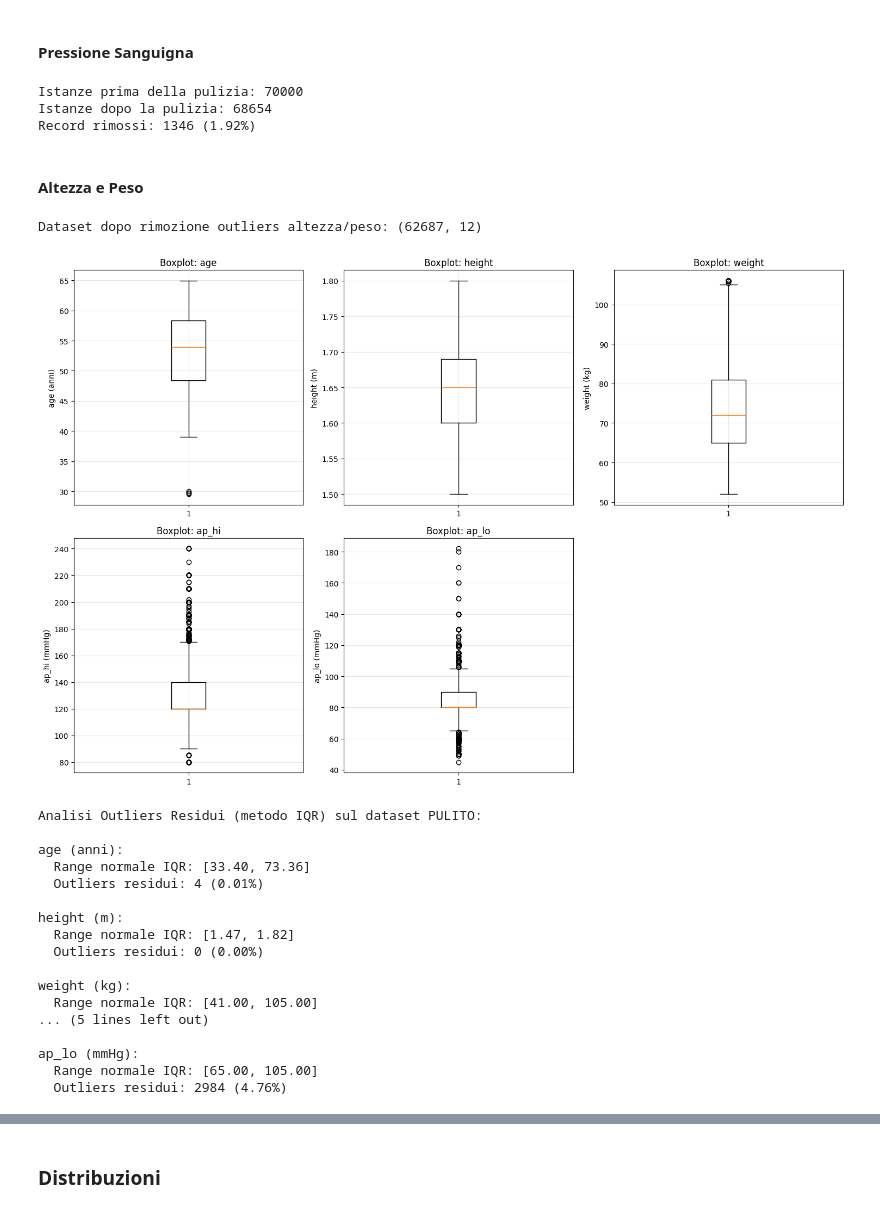
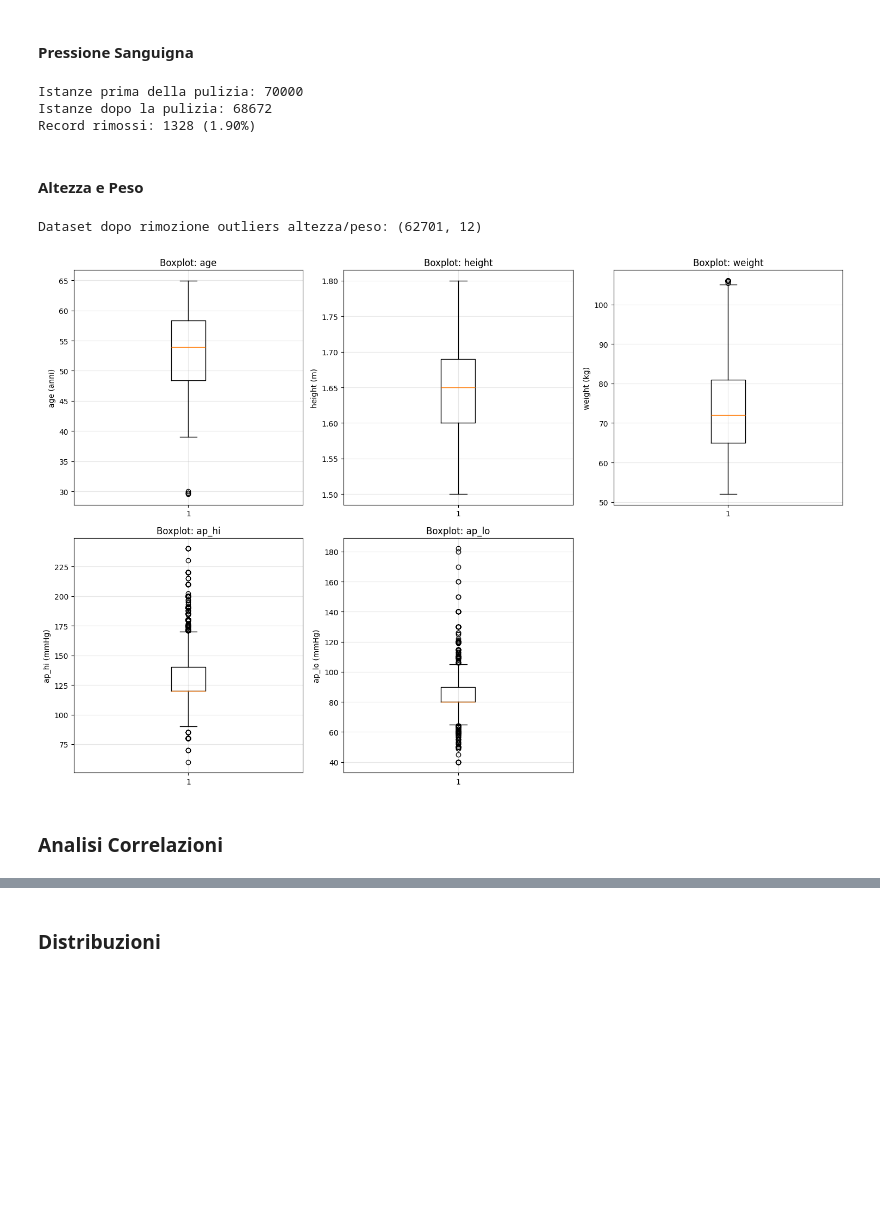
Before and after one commit to mbroglio/ML_25_26, a Jupyter notebook: ML_Project.ipynb, the cells around one changed output, grey strips where cells are left out. Drawn from its saved outputs; the diff is of its cells as text; code cells hidden in the pictures; blank space fills up the shorter version.

```diff
--- a/ML_Project.ipynb
+++ b/ML_Project.ipynb
@@ -224,9 +191,9 @@ print(f"Istanze prima della pulizia: {len(df)}")
 
 # Limiti fisiologici realistici per la pressione sanguigna
 df_clean = df[
-    (df["ap_hi"] > 70)
+    (df["ap_hi"] > 50)
     & (df["ap_hi"] <= 250)
-    & (df["ap_lo"] > 40)
+    & (df["ap_lo"] > 30)
     & (df["ap_lo"] <= 200)
     & (df["ap_hi"] > df["ap_lo"])
 ].copy()
@@ -240,8 +207,8 @@ print(
 df = df_clean.copy()
 # %% [output]
 Istanze prima della pulizia: 70000
-Istanze dopo la pulizia: 68654
-Record rimossi: 1346 (1.92%)
+Istanze dopo la pulizia: 68672
+Record rimossi: 1328 (1.90%)
 # %% [markdown]
 #### Altezza e Peso
 # %%
@@ -257,62 +224,27 @@ df = df[(df["weight"] >= weight_lower) & (df["weight"] <= weight_upper)]
 
 print(f"Dataset dopo rimozione outliers altezza/peso: {df.shape}")
 # %% [output]
-Dataset dopo rimozione outliers altezza/peso: (62687, 12)
+Dataset dopo rimozione outliers altezza/peso: (62701, 12)
 # %%
 # Visualizza distribuzione delle features numeriche dopo la rimozione degli outliers
 units = {"age": "anni", "height": "m", "weight": "kg", "ap_hi": "mmHg", "ap_lo": "mmHg"}
 
 fig, axes = plt.subplots(2, 3, figsize=(15, 10))
 axes = axes.flatten()
 
 for idx, col in enumerate(numeric_features):
     axes[idx].boxplot(df[col].dropna())
     axes[idx].set_title(f"Boxplot: {col}")
     axes[idx].set_ylabel(f"{col} ({units[col]})")
     axes[idx].grid(True, alpha=0.3)
 
 # Rimuovi l'ultimo subplot vuoto
 fig.delaxes(axes[5])
 
 plt.tight_layout()
 plt.savefig("images/outliers_boxplots_cleaned.svg", format="svg", bbox_inches="tight")
 plt.show()
-
-# Calcola statistiche outliers residui usando il metodo IQR
-print("\nAnalisi Outliers Residui (metodo IQR) sul dataset PULITO:\n")
-for col in numeric_features:
-    # Usa i valori convertiti per age
-    data = df[col] if col == "age" else df[col]
-
-    Q1 = data.quantile(0.25)
-    Q3 = data.quantile(0.75)
-    IQR = Q3 - Q1
-    lower_bound = Q1 - 1.5 * IQR
-    upper_bound = Q3 + 1.5 * IQR
-
-    outliers = data[(data < lower_bound) | (data > upper_bound)]
-    outlier_percentage = (len(outliers) / len(df)) * 100
-
-    print(f"{col} ({units[col]}):")
-    print(f"  Range normale IQR: [{lower_bound:.2f}, {upper_bound:.2f}]")
-    print(f"  Outliers residui: {len(outliers)} ({outlier_percentage:.2f}%)")
-    print()
 # %% [output]
-[figure, old version]
+[figure, new version]
-Analisi Outliers Residui (metodo IQR) sul dataset PULITO:
-
-age (anni):
-  Range normale IQR: [33.40, 73.36]
-  Outliers residui: 4 (0.01%)
-
-height (m):
-  Range normale IQR: [1.47, 1.82]
-  Outliers residui: 0 (0.00%)
-
-weight (kg):
-  Range normale IQR: [41.00, 105.00]
-... (5 lines left out)
-
-ap_lo (mmHg):
-  Range normale IQR: [65.00, 105.00]
-  Outliers residui: 2984 (4.76%)
+# %% [markdown]
+### Analisi Correlazioni
```
Also changed, not shown: parts of 29 cells of this notebook, 17 other files.
